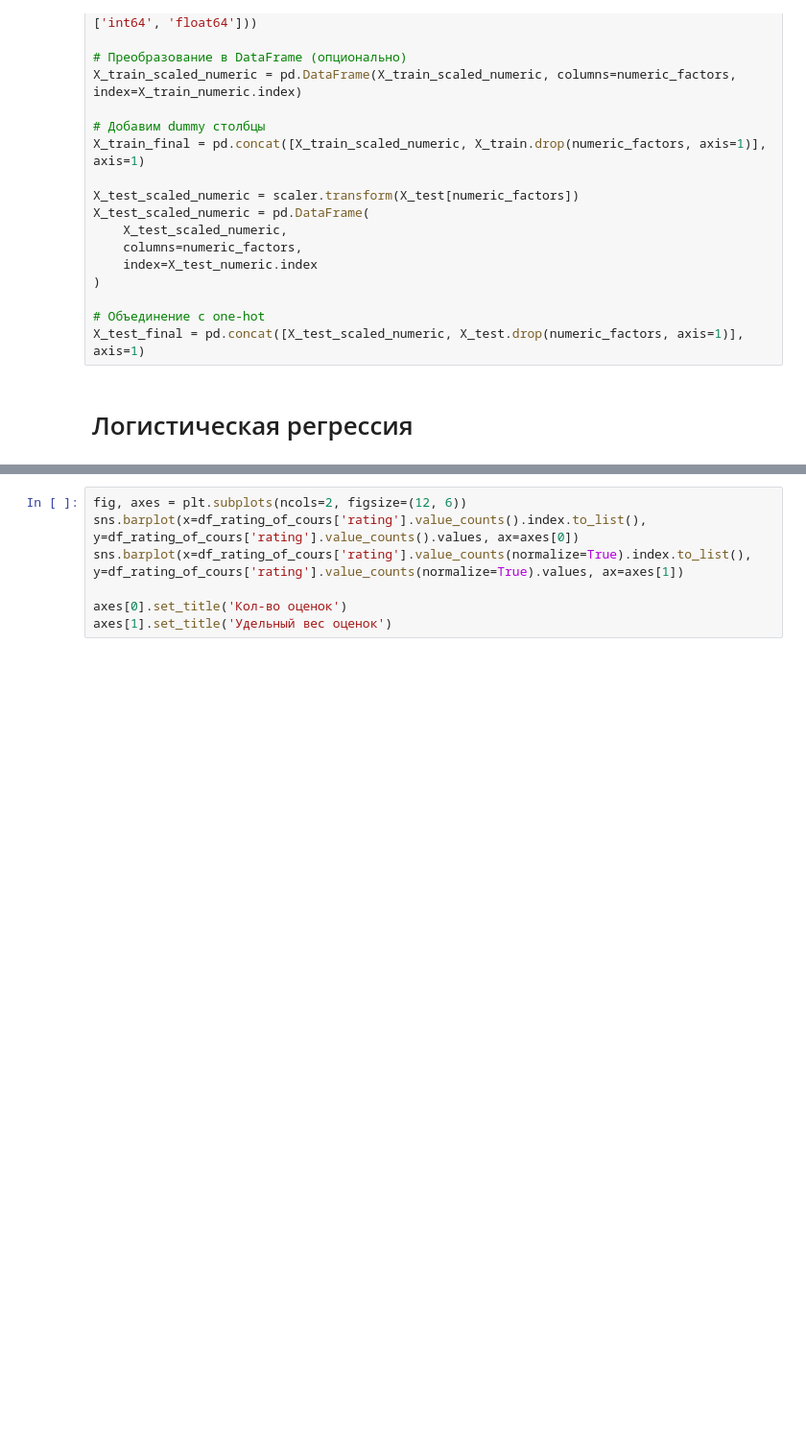
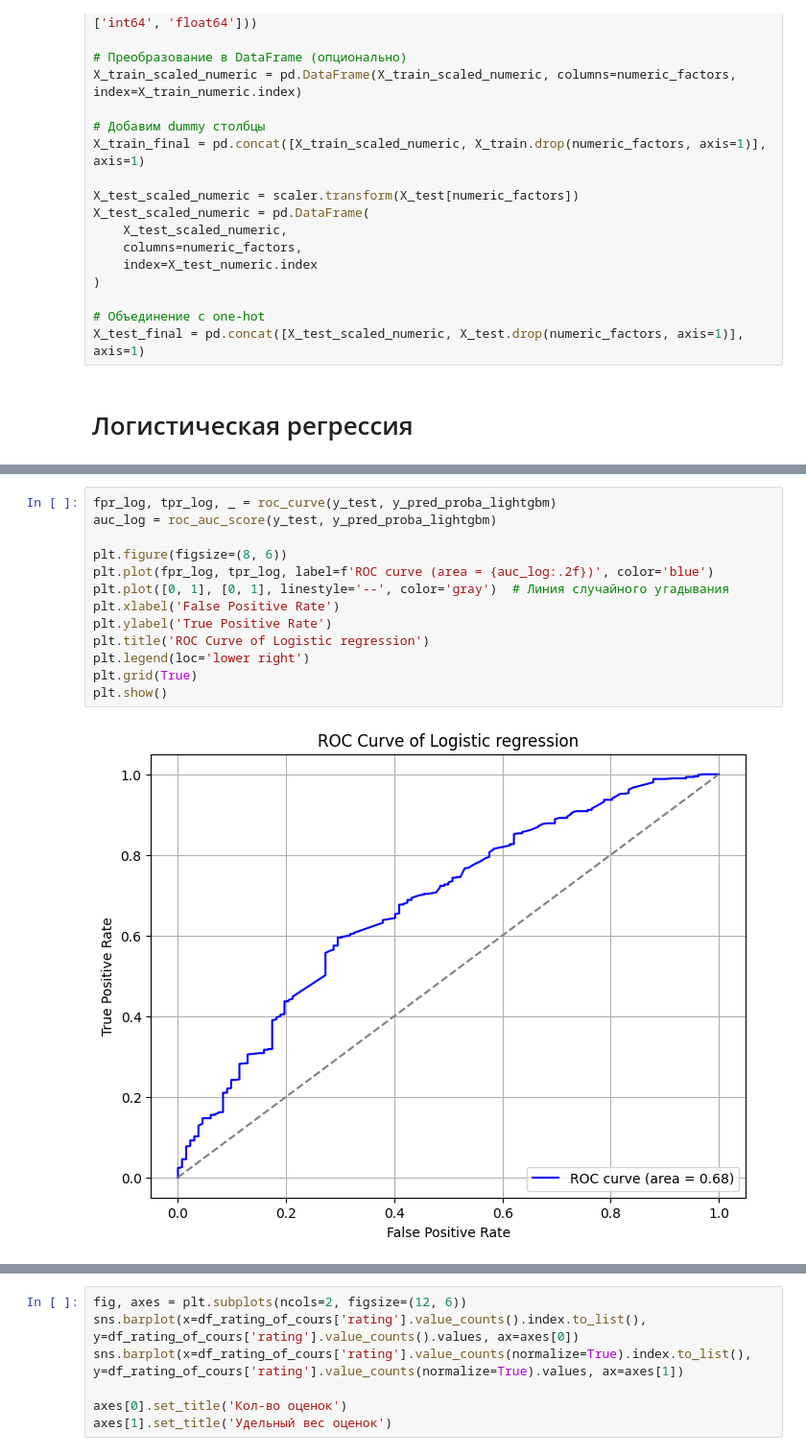
Before and after one commit to AbsltRaDu/project_recommendation_system, a Jupyter notebook: EDA.ipynb, the cells around one changed output, grey strips where cells are left out. Shown at 96% size. Saved outputs shown, nothing was run; the diff lists cells and outputs as text; blank space fills up the shorter version.

Commit message:
lightgbm

```diff
--- a/EDA.ipynb
+++ b/EDA.ipynb
@@ -384,0 +435,15 @@ MAP@5: 0.28860759493670884
+# %%
+fpr_log, tpr_log, _ = roc_curve(y_test, y_pred_proba_lightgbm)
+auc_log = roc_auc_score(y_test, y_pred_proba_lightgbm)
+
+plt.figure(figsize=(8, 6))
+plt.plot(fpr_log, tpr_log, label=f'ROC curve (area = {auc_log:.2f})', color='blue')
+plt.plot([0, 1], [0, 1], linestyle='--', color='gray')  # Линия случайного угадывания
+plt.xlabel('False Positive Rate')
+plt.ylabel('True Positive Rate')
+plt.title('ROC Curve of Logistic regression')
+plt.legend(loc='lower right')
+plt.grid(True)
+plt.show()
+# %% [output]
+[figure, added]
```
Also changed, not shown: parts of 11 cells of this notebook, 2 other files.
